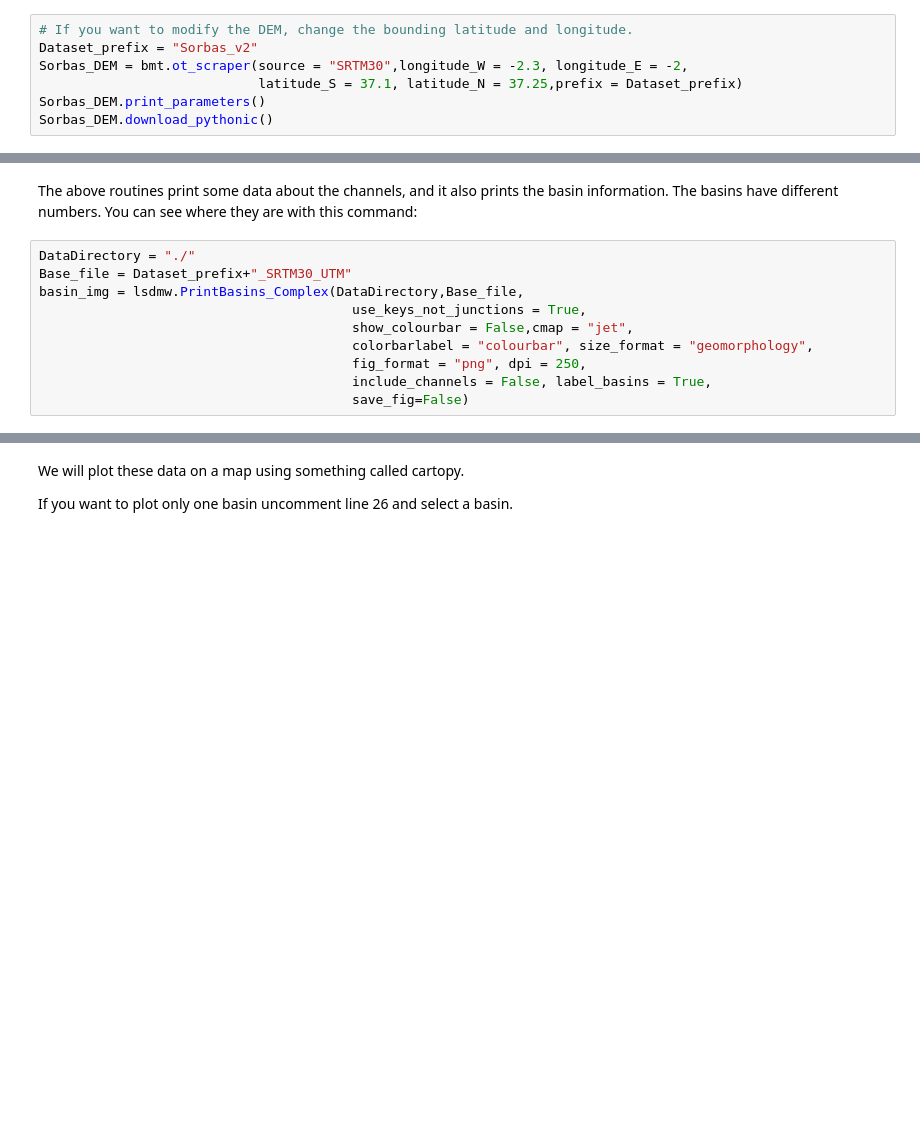
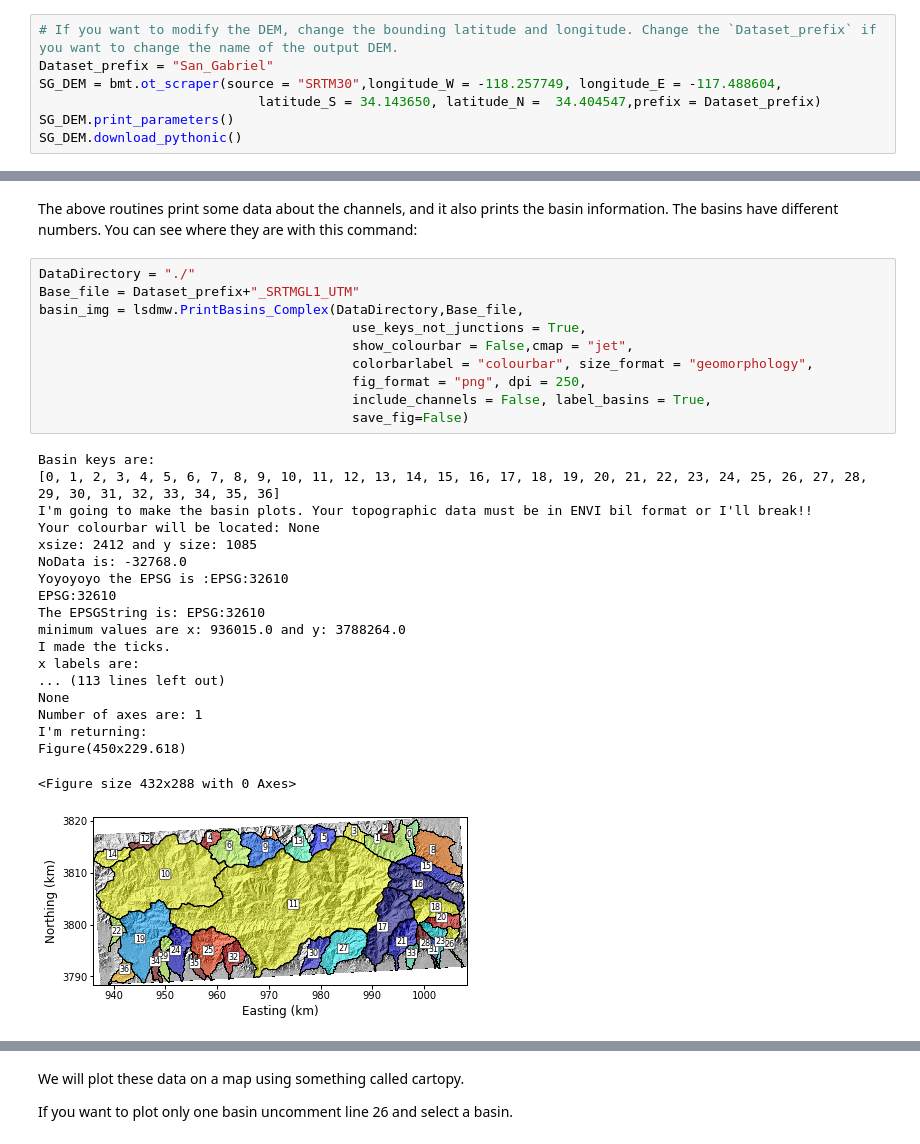
Before and after one commit to fclubb/EarthSurfaceProcesses, a Jupyter notebook: Week3_FluvialIncision/Part3_SanGabrielMountains.ipynb, the cells around one changed output, grey strips where cells are left out. Saved outputs shown, nothing was run; the diff lists cells and outputs as text; blank space fills up the shorter version.

```diff
--- a/Week3_FluvialIncision/Part3_SanGabrielMountains.ipynb
+++ b/Week3_FluvialIncision/Part3_SanGabrielMountains.ipynb
@@ -31,9 +93,9 @@ First, we need to grab some data. We use a tool in `lsdviztools.lsdbasemaptools`
 
 You can tell this what sort of data you want (most people will use the SRTM 30 metre data) and you also tell it the lower left and the upper right corners, using latitude and longitude. You can get these from goole earth by right clicking on the map and selecting "what's here". In this example below, I will just get a small area near Sorbas. But you might expand your search area.
 # %%
-# If you want to modify the DEM, change the bounding latitude and longitude.
-Dataset_prefix = "Sorbas_v2"
-Sorbas_DEM = bmt.ot_scraper(source = "SRTM30",longitude_W = -2.3, longitude_E = -2,
-                            latitude_S = 37.1, latitude_N = 37.25,prefix = Dataset_prefix)
-Sorbas_DEM.print_parameters()
-Sorbas_DEM.download_pythonic()
+# If you want to modify the DEM, change the bounding latitude and longitude. Change the `Dataset_prefix` if you want to change the name of the output DEM.
+Dataset_prefix = "San_Gabriel"
+SG_DEM = bmt.ot_scraper(source = "SRTM30",longitude_W = -118.257749, longitude_E = -117.488604,
+                            latitude_S = 34.143650, latitude_N =  34.404547,prefix = Dataset_prefix)
+SG_DEM.print_parameters()
+SG_DEM.download_pythonic()
@@ -170,14 +276,34 @@ Okay, the cells below load a csv file using first `pandas` and then converts it
 The above routines print some data about the channels, and it also prints the basin information. The basins have different numbers. You can see where they are with this command:
 # %%
 DataDirectory = "./"
-Base_file = Dataset_prefix+"_SRTM30_UTM"
+Base_file = Dataset_prefix+"_SRTMGL1_UTM"
 basin_img = lsdmw.PrintBasins_Complex(DataDirectory,Base_file,
                                         use_keys_not_junctions = True,
                                         show_colourbar = False,cmap = "jet",
                                         colorbarlabel = "colourbar", size_format = "geomorphology",
                                         fig_format = "png", dpi = 250,
                                         include_channels = False, label_basins = True,
                                         save_fig=False)
+# %% [output]
+Basin keys are:
+[0, 1, 2, 3, 4, 5, 6, 7, 8, 9, 10, 11, 12, 13, 14, 15, 16, 17, 18, 19, 20, 21, 22, 23, 24, 25, 26, 27, 28, 29, 30, 31, 32, 33, 34, 35, 36]
+I'm going to make the basin plots. Your topographic data must be in ENVI bil format or I'll break!!
+Your colourbar will be located: None
+xsize: 2412 and y size: 1085
+NoData is: -32768.0
+Yoyoyoyo the EPSG is :EPSG:32610
+EPSG:32610
+The EPSGString is: EPSG:32610
+minimum values are x: 936015.0 and y: 3788264.0
+I made the ticks.
+x labels are:
+... (113 lines left out)
+None
+Number of axes are: 1
+I'm returning:
+Figure(450x229.618)
+<Figure size 432x288 with 0 Axes>
+[figure, added]
 # %%
 chi_data_map_name = w_prefix+"_chi_data_map.csv"
 df = pd.read_csv(chi_data_map_name)
```
Also changed, not shown: parts of 38 cells of this notebook.
